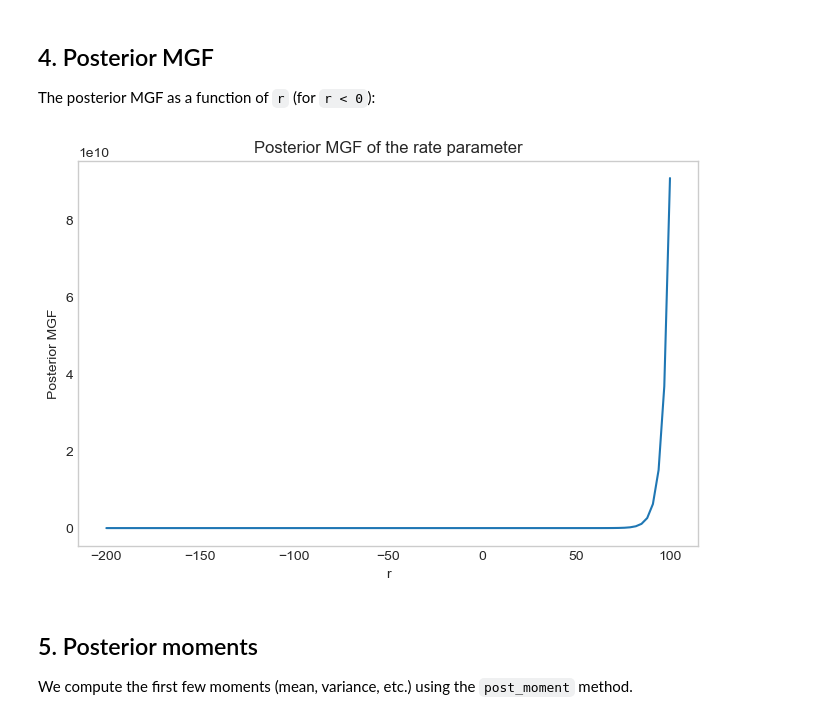
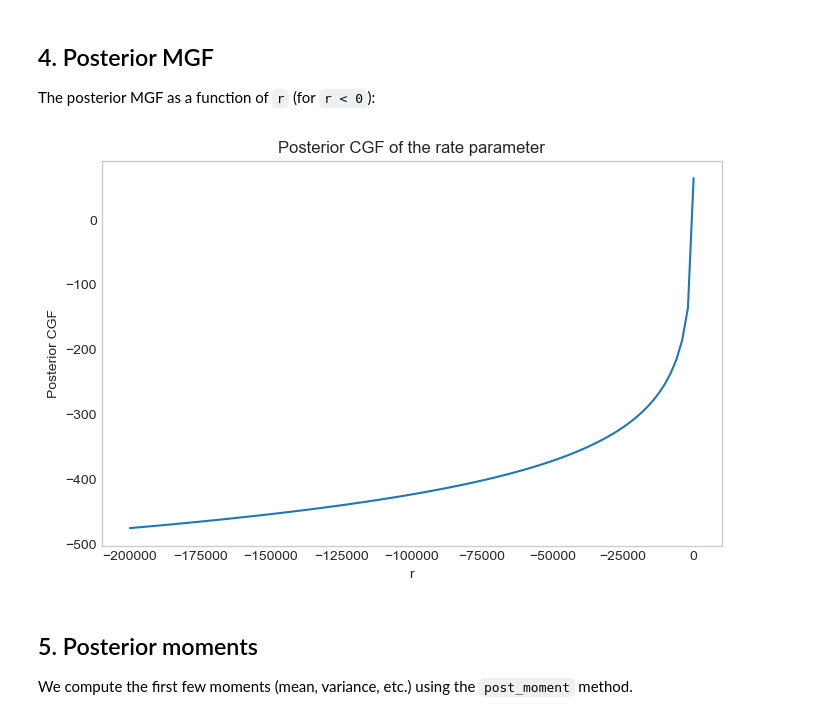
Before and after one commit to JSiyangLi/jumufraktiv, a Jupyter notebook: ParetoPumpFailureExample.ipynb, the cells around one changed output. Saved outputs shown, nothing was run; the diff lists cells and outputs as text; code cells hidden in the pictures.

```diff
--- a/ParetoPumpFailureExample.ipynb
+++ b/ParetoPumpFailureExample.ipynb
@@ -156,18 +156,18 @@ Predictive mass: 5.246825e-03
 
 The posterior MGF as a function of `r` (for `r < 0`):
 # %%
-r_vals = np.linspace(-200, 100, 100)
-mgf_vals = [deriv.post_mgf(r, log=False) for r in r_vals]
+r_vals = np.linspace(-2e5, 200, 100)
+cgf_vals = [deriv.post_mgf(r, log=True) for r in r_vals]
 
 plt.figure(figsize=(8,5))
-plt.plot(r_vals, mgf_vals)
+plt.plot(r_vals, cgf_vals)
 plt.xlabel('r')
-plt.ylabel('Posterior MGF')
-plt.title('Posterior MGF of the rate parameter')
+plt.ylabel('Posterior CGF')
+plt.title('Posterior CGF of the rate parameter')
 plt.grid()
 plt.show()
 # %% [output]
-[figure, old version]
+[figure, new version]
 # %% [markdown]
 ## 5. Posterior moments
 
```
Also changed, not shown: parts of 1 cell of this notebook, 5 other files.
